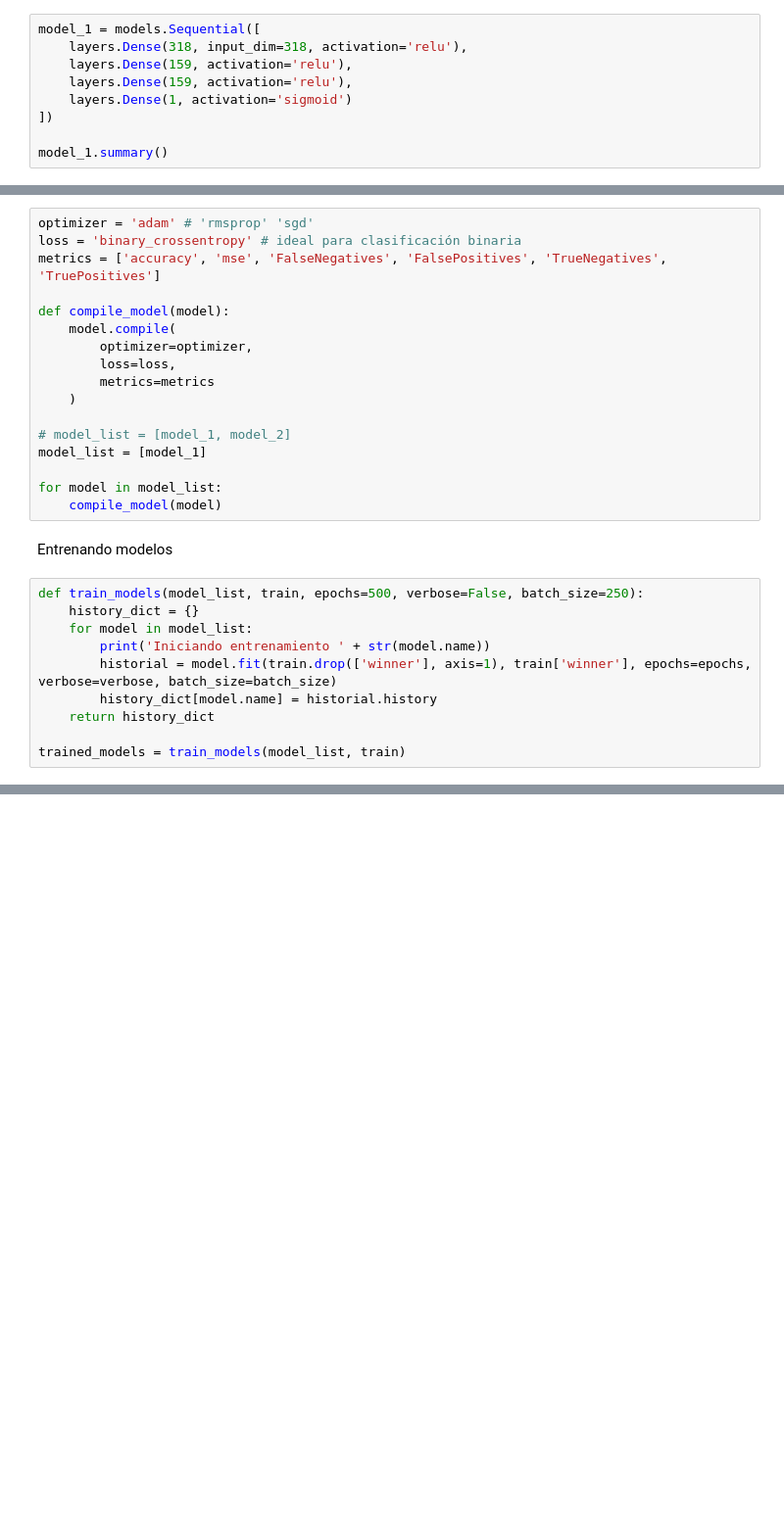
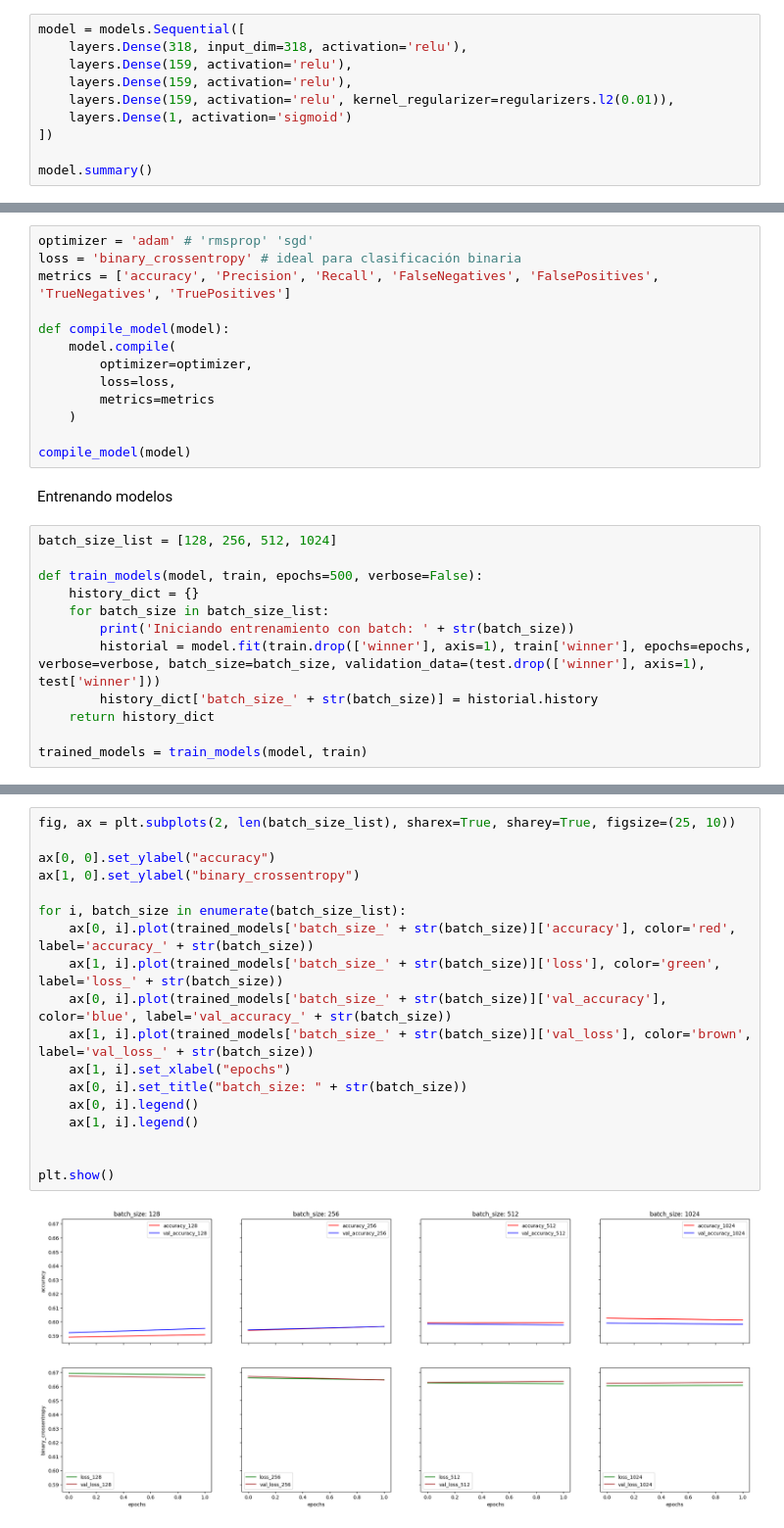
Before and after one commit to aquinteros/BrawlStars_Analytics, a Jupyter notebook: bs_neural_network.ipynb, the cells around one changed output, grey strips where cells are left out. Shown at 98% size. Saved outputs shown, nothing was run; the diff lists cells and outputs as text; blank space fills up the shorter version.

Commit message:
mejoras modelo cnn

```diff
--- a/bs_neural_network.ipynb
+++ b/bs_neural_network.ipynb
@@ -160,12 +163,13 @@ print(str(test.shape) + " test samples")
 # %% [markdown]
 # Entrenando y comparando diferentes modelos
 # %%
-model_1 = models.Sequential([
+model = models.Sequential([
     layers.Dense(318, input_dim=318, activation='relu'),
     layers.Dense(159, activation='relu'),
     layers.Dense(159, activation='relu'),
+    layers.Dense(159, activation='relu', kernel_regularizer=regularizers.l2(0.01)),
     layers.Dense(1, activation='sigmoid')
 ])
 
-model_1.summary()
+model.summary()
 # %% [output]
@@ -220,7 +197,7 @@ Compilando modelos
 # %%
 optimizer = 'adam' # 'rmsprop' 'sgd'
 loss = 'binary_crossentropy' # ideal para clasificación binaria
-metrics = ['accuracy', 'mse', 'FalseNegatives', 'FalsePositives', 'TrueNegatives', 'TruePositives']
+metrics = ['accuracy', 'Precision', 'Recall', 'FalseNegatives', 'FalsePositives', 'TrueNegatives', 'TruePositives']
 
 def compile_model(model):
     model.compile(
@@ -229,21 +206,19 @@ def compile_model(model):
         metrics=metrics
     )
 
-# model_list = [model_1, model_2]
-model_list = [model_1]
-
-for model in model_list:
-    compile_model(model)
+compile_model(model)
 # %% [markdown]
 Entrenando modelos
 # %%
-def train_models(model_list, train, epochs=500, verbose=False, batch_size=250):
+batch_size_list = [128, 256, 512, 1024]
+
+def train_models(model, train, epochs=500, verbose=False):
 	history_dict = {}
-	for model in model_list:
-		print('Iniciando entrenamiento ' + str(model.name))
-		historial = model.fit(train.drop(['winner'], axis=1), train['winner'], epochs=epochs, verbose=verbose, batch_size=batch_size)
-		history_dict[model.name] = historial.history
+	for batch_size in batch_size_list:
+		print('Iniciando entrenamiento con batch: ' + str(batch_size))
+		historial = model.fit(train.drop(['winner'], axis=1), train['winner'], epochs=epochs, verbose=verbose, batch_size=batch_size, validation_data=(test.drop(['winner'], axis=1), test['winner']))
+		history_dict['batch_size_' + str(batch_size)] = historial.history
 	return history_dict
 
-trained_models = train_models(model_list, train)
+trained_models = train_models(model, train)
 # %% [output]
@@ -266,2 +226,22 @@ plt.show()
+# %%
+fig, ax = plt.subplots(2, len(batch_size_list), sharex=True, sharey=True, figsize=(25, 10))
+
+ax[0, 0].set_ylabel("accuracy")
+ax[1, 0].set_ylabel("binary_crossentropy")
+
+for i, batch_size in enumerate(batch_size_list):
+	ax[0, i].plot(trained_models['batch_size_' + str(batch_size)]['accuracy'], color='red', label='accuracy_' + str(batch_size))
+	ax[1, i].plot(trained_models['batch_size_' + str(batch_size)]['loss'], color='green', label='loss_' + str(batch_size))
+	ax[0, i].plot(trained_models['batch_size_' + str(batch_size)]['val_accuracy'], color='blue', label='val_accuracy_' + str(batch_size))
+	ax[1, i].plot(trained_models['batch_size_' + str(batch_size)]['val_loss'], color='brown', label='val_loss_' + str(batch_size))
+	ax[1, i].set_xlabel("epochs")
+	ax[0, i].set_title("batch_size: " + str(batch_size))
+	ax[0, i].legend()
+	ax[1, i].legend()
+
+
+plt.show()
+# %% [output]
+[figure, added]
 # %%
 # Guardar el Modelo
```
Also changed, not shown: parts of 12 cells of this notebook, 2 other files.
